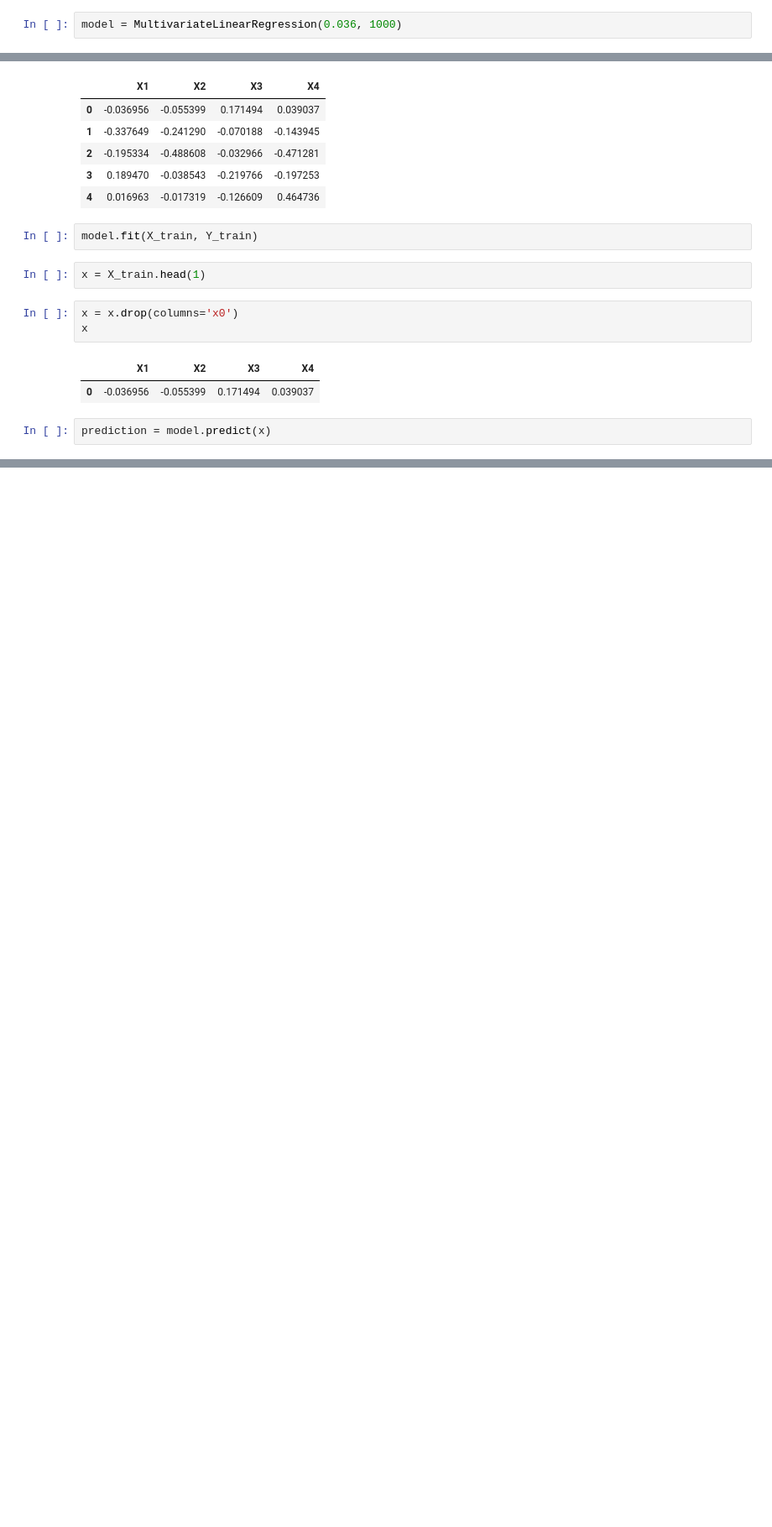
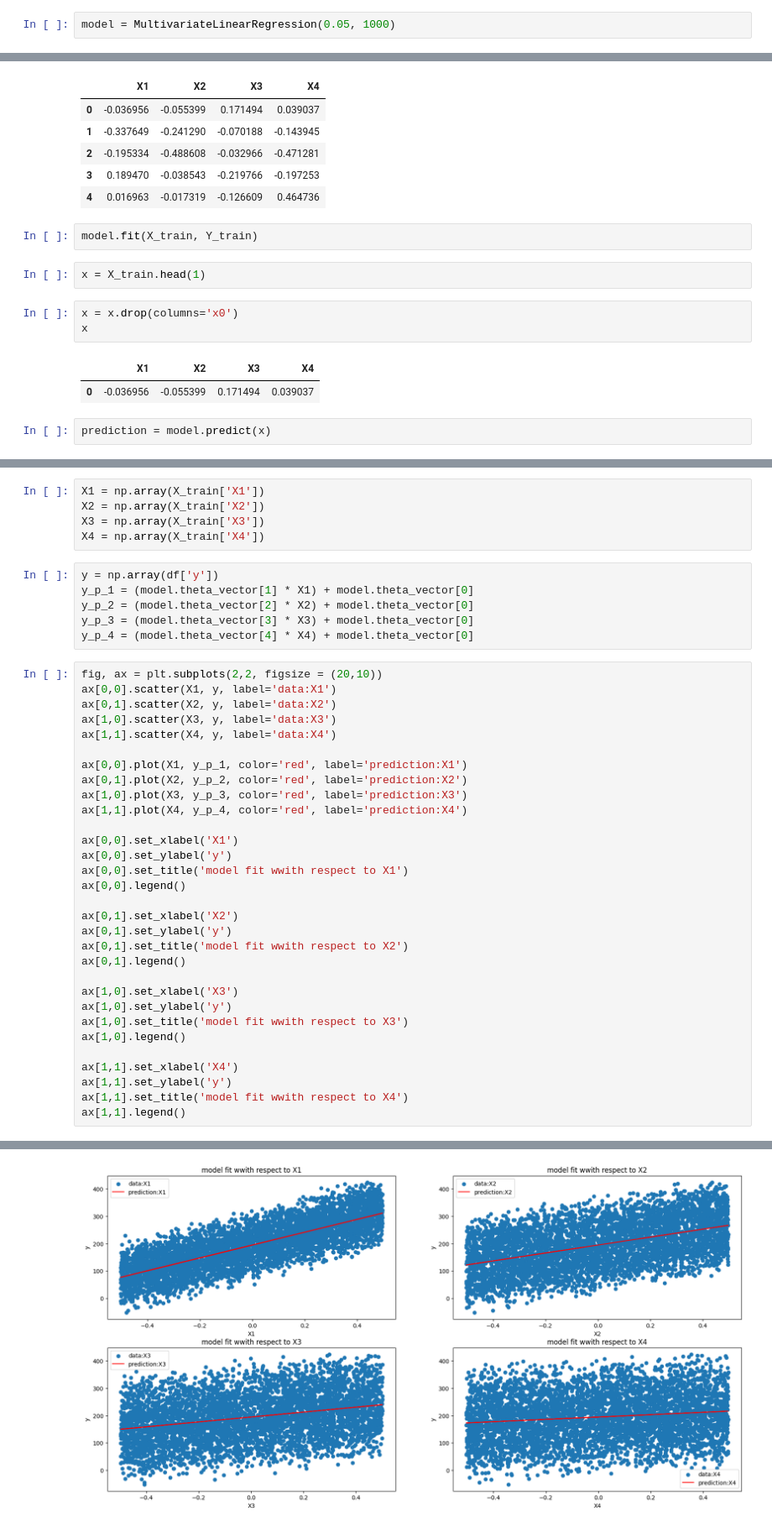
Before and after one commit to tkC0ding/Multivariate-LinearRegression, a Jupyter notebook: code_file.ipynb, the cells around one changed output, grey strips where cells are left out. Shown at 84% size. Cells and saved outputs as stored; diff of their text form; blank space fills up the shorter version.

Commit message:
Updated Code File
Plotted the graphs for each variable and its predictions

```diff
--- a/code_file.ipynb
+++ b/code_file.ipynb
@@ -46,7 +47,7 @@ class MultivariateLinearRegression:
 # %% [markdown]
 # Making Prediction and testing
 # %%
-model = MultivariateLinearRegression(0.036, 1000)
+model = MultivariateLinearRegression(0.05, 1000)
 # %%
 df = pd.read_csv('Multivariate_Linear_Regression.csv')
 # %%
@@ -102,0 +115,43 @@ print(prediction, Y_train[0])
+# %%
+X1 = np.array(X_train['X1'])
+X2 = np.array(X_train['X2'])
+X3 = np.array(X_train['X3'])
+X4 = np.array(X_train['X4'])
+# %%
+y = np.array(df['y'])
+y_p_1 = (model.theta_vector[1] * X1) + model.theta_vector[0]
+y_p_2 = (model.theta_vector[2] * X2) + model.theta_vector[0]
+y_p_3 = (model.theta_vector[3] * X3) + model.theta_vector[0]
+y_p_4 = (model.theta_vector[4] * X4) + model.theta_vector[0]
+# %%
+fig, ax = plt.subplots(2,2, figsize = (20,10))
+ax[0,0].scatter(X1, y, label='data:X1')
+ax[0,1].scatter(X2, y, label='data:X2')
+ax[1,0].scatter(X3, y, label='data:X3')
+ax[1,1].scatter(X4, y, label='data:X4')
+
+ax[0,0].plot(X1, y_p_1, color='red', label='prediction:X1')
+ax[0,1].plot(X2, y_p_2, color='red', label='prediction:X2')
+ax[1,0].plot(X3, y_p_3, color='red', label='prediction:X3')
+ax[1,1].plot(X4, y_p_4, color='red', label='prediction:X4')
+
+ax[0,0].set_xlabel('X1')
+ax[0,0].set_ylabel('y')
+ax[0,0].set_title('model fit wwith respect to X1')
+ax[0,0].legend()
+
+ax[0,1].set_xlabel('X2')
+ax[0,1].set_ylabel('y')
+ax[0,1].set_title('model fit wwith respect to X2')
+ax[0,1].legend()
+
+ax[1,0].set_xlabel('X3')
+ax[1,0].set_ylabel('y')
+ax[1,0].set_title('model fit wwith respect to X3')
+ax[1,0].legend()
+
+ax[1,1].set_xlabel('X4')
+ax[1,1].set_ylabel('y')
+ax[1,1].set_title('model fit wwith respect to X4')
+ax[1,1].legend()
+# %% [output]
@@ -103 +159,2 @@ print(prediction, Y_train[0])
+[figure, added]
 # %% [markdown]
```
Also changed, not shown: parts of 8 cells of this notebook.
